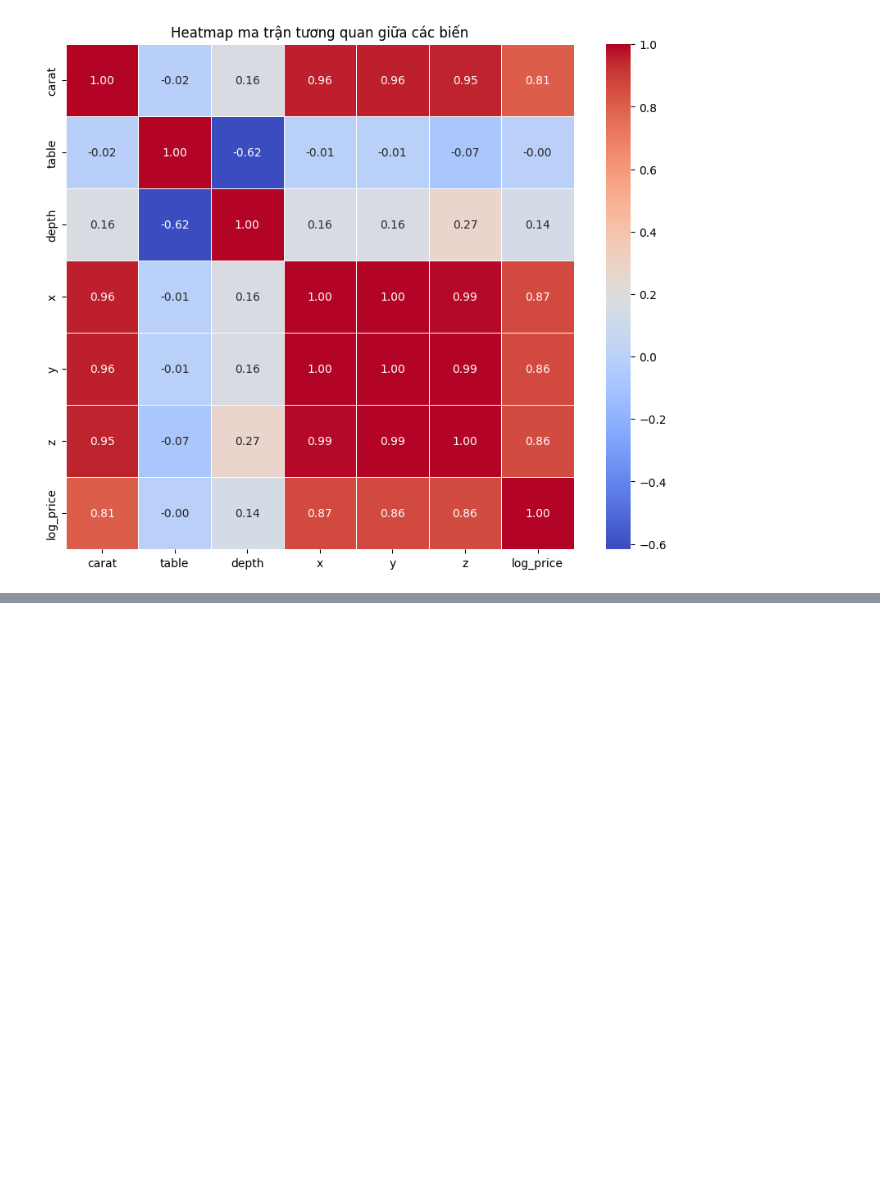
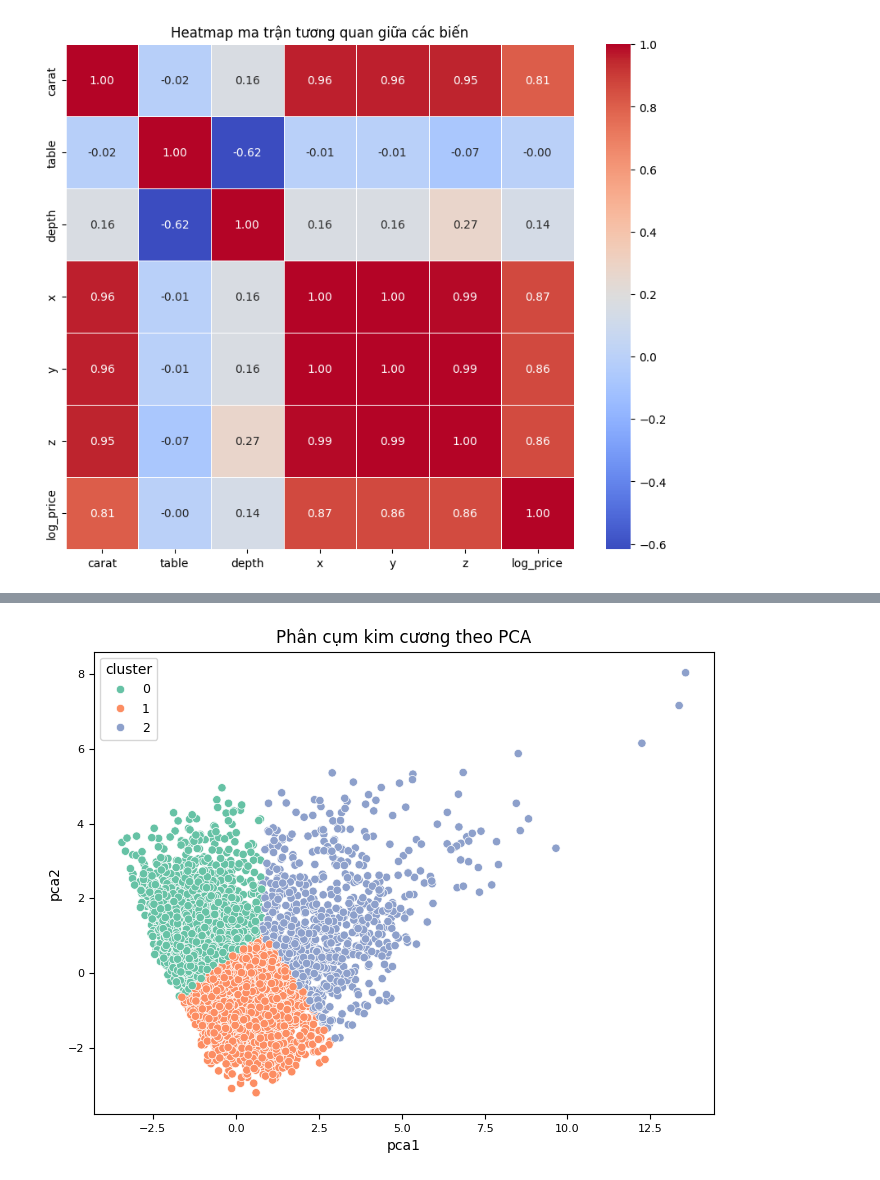
Before and after one commit to Qkhanhs84/KHDL_CK, a Jupyter notebook: handle_data.ipynb, the cells around one changed output, grey strips where cells are left out. Saved outputs shown, nothing was run; the diff lists cells and outputs as text; code cells hidden in the pictures; blank space fills up the shorter version.

```diff
--- a/handle_data.ipynb
+++ b/handle_data.ipynb
@@ -547,0 +569,6 @@ print(f"📈 R² score: {r2:.4f}")
+# %%
+features = ['carat','depth', 'table', 'log_price']
+from sklearn.preprocessing import StandardScaler
+
+scaler = StandardScaler()
+X_scaled = scaler.fit_transform(df[features])
@@ -547,0 +577,7 @@ print(f"📈 R² score: {r2:.4f}")
+# %%
+from sklearn.cluster import KMeans
+
+kmeans = KMeans(n_clusters=3, random_state=42)
+clusters = kmeans.fit_predict(X_scaled)
+
+df['cluster'] = clusters
@@ -547,0 +592,17 @@ print(f"📈 R² score: {r2:.4f}")
+# %%
+from sklearn.decomposition import PCA
+import matplotlib.pyplot as plt
+import seaborn as sns
+
+pca = PCA(n_components=2)
+X_pca = pca.fit_transform(X_scaled)
+
+df['pca1'] = X_pca[:, 0]
+df['pca2'] = X_pca[:, 1]
+
+plt.figure(figsize=(8,6))
+sns.scatterplot(data=df, x='pca1', y='pca2', hue='cluster', palette='Set2')
+plt.title('Phân cụm kim cương theo PCA')
+plt.show()
+# %% [output]
+[figure, added]
```
Also changed, not shown: parts of 19 cells of this notebook.
